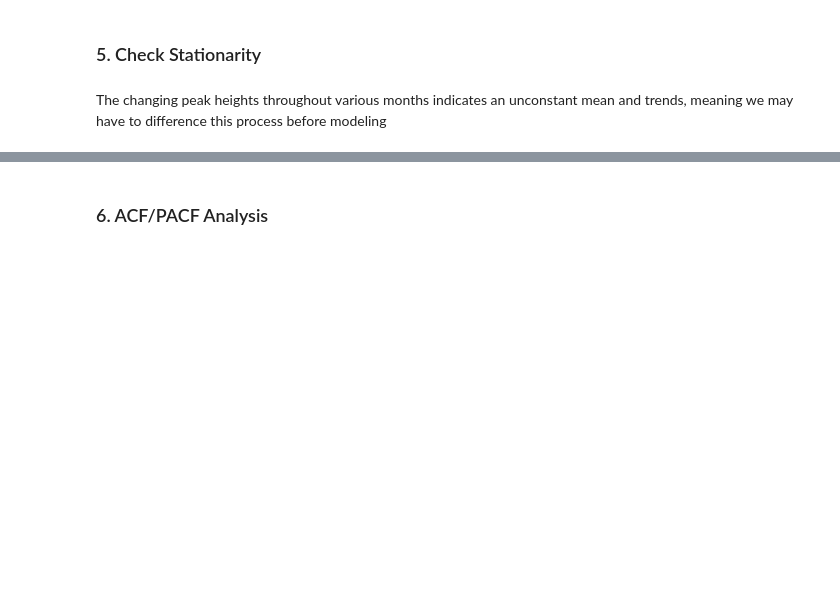
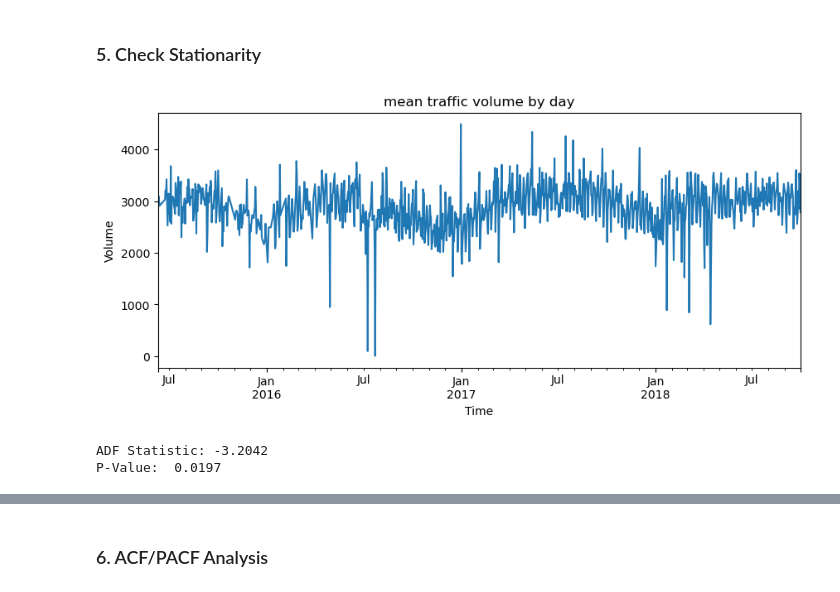
Before and after one commit to Christopher-Orellana/metro_traffic_forecasting, a Jupyter notebook: notebooks/01_arima_model.ipynb, the cells around one changed output, grey strips where cells are left out. Cells and saved outputs as stored; diff of their text form; code cells hidden in the pictures; blank space fills up the shorter version.

Commit message:
Resampled data to fit a daily time index instead of hourly to meet statistical assumptions for an ARIMA model

```diff
--- a/notebooks/01_arima_model.ipynb
+++ b/notebooks/01_arima_model.ipynb
@@ -131,3 +217,0 @@ df_clean.head()
-# %%
-# Get rid of EDA variables to prepare for modeling
-df_clean = df_clean[['traffic_volume']]
@@ -138,3 +217,0 @@ df_clean.isna().sum()
-# %%
-# discard nulls that were not interpolated within the 12 hour limit
-df_clean = df_clean.dropna(subset='traffic_volume')
@@ -147,4 +217,0 @@ df_clean.index.diff().value_counts().head()
-# %%
-# Reinforce Frequency and interpolate the few remaining points
-df_clean = df_clean.asfreq('H')
-df_clean['traffic_volume'] = df_clean['traffic_volume'].interpolate(method='time')
@@ -159,0 +250,3 @@ df_clean['traffic_volume'].plot.box()
+# %%
+# resample to group hours into days and uses mean to create a daily time series instead or hourly which will give us a deterministic trend
+df_daily = df_clean['traffic_volume'].resample('D').mean()
@@ -161,10 +285,11 @@ df_clean['traffic_volume'].plot.box()
 ### 5. Check Stationarity
 # %%
 # Plot time series to visually inspect for stationarity
-plt.title('traffic volume')
-df_clean['traffic_volume'].plot()
+# The plot indicatesa constant mean, but an unconstant variance, we can remedy with statistical transformation or box-cox method
+plt.title('mean traffic volume by day')
+df_daily.plot(figsize=(10, 4))
 plt.xlabel('Time')
 plt.ylabel('Volume')
 plt.show()
+# %% [output]
+[figure, added]
-# %% [markdown]
-The changing peak heights throughout various months indicates an unconstant mean and trends, meaning we may have to difference this process before modeling
@@ -177,9 +296,13 @@ df_clean['traffic_volume'].isna().sum()
 # %%
-#Check stationarity
-# According to the ADF test the process is stationarity since ADF checks for unit roots, and a rejection of the null hypothesis means it has
-# no unit root, probably due to the process being a deterministic trend instead of a stochastic trend.
-adf_result = adfuller(df_clean['traffic_volume'])
+# Check stationarity
+# According to the ADF test the process is stationary since ADF checks for unit roots, and a rejection of the
+# null hypothesis (p-value below alpha level 0.05) means it does not have a unit root and is stationary mean and varianc are stable over time
+# we do not have to difference -  we set d = 0 for ARIMA
+adf_result = adfuller(df_daily)
 print(f"ADF Statistic: {adf_result[0]: .4f}")
 print(f"P-Value: {adf_result[1]: .4f}")
+# %% [output]
+ADF Statistic: -3.2042
+P-Value:  0.0197
 # %%
 # Check variance before Box-Cox transformation
```
Also changed, not shown: parts of 40 cells of this notebook.
